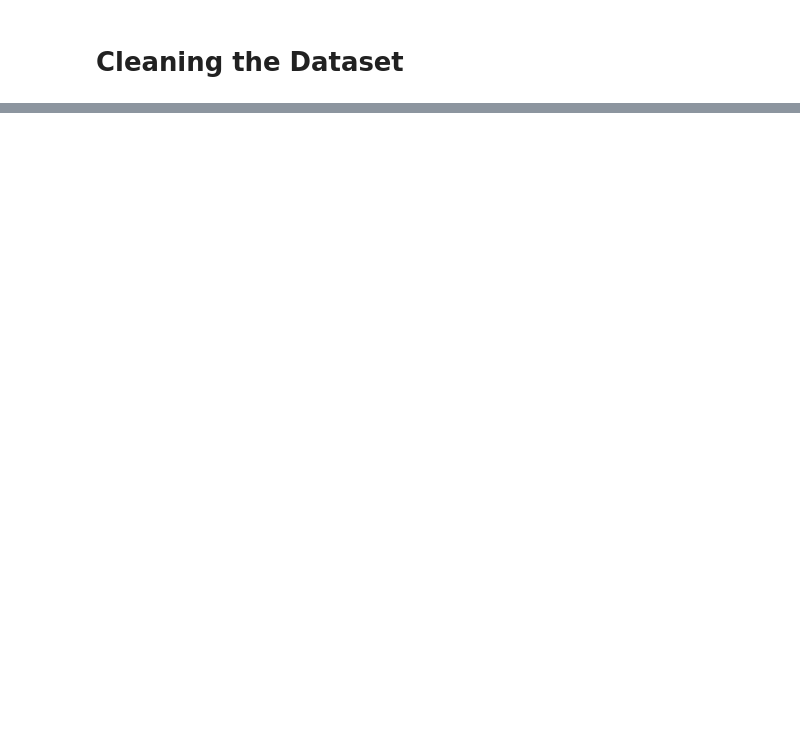
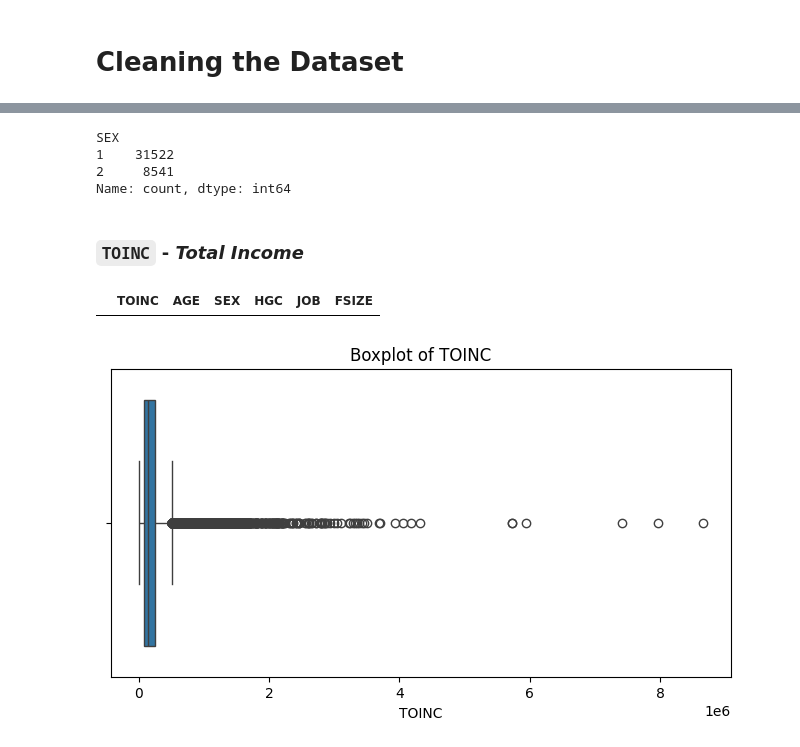
Before and after one commit to weeg16/STINTSY, a Jupyter notebook: main.ipynb, the cells around one changed output, grey strips where cells are left out. Saved outputs shown, nothing was run; the diff lists cells and outputs as text; code cells hidden in the pictures; blank space fills up the shorter version.

```diff
--- a/main.ipynb
+++ b/main.ipynb
@@ -171,0 +182,23 @@ plt.show()
+# %%
+selected_df["SEX"].value_counts()
+# %% [output]
+SEX
+1    31522
+2     8541
+Name: count, dtype: int64
+# %%
+selected_df = selected_df.copy()
+selected_df['SEX'] = selected_df['SEX'].replace({1: 0, 2: 1})
+# %% [markdown]
+### **`TOINC`** - ***Total Income***
+# %%
+selected_df[selected_df["TOINC"] < 0]
+# %% [output]
+|  | TOINC | AGE | SEX | HGC | JOB | FSIZE |
+# %%
+plt.figure(figsize=(8, 4))
+sns.boxplot(x=selected_df["TOINC"])
+plt.title("Boxplot of TOINC")
+plt.show()
+# %% [output]
+[figure, added]
```
Also changed, not shown: parts of 67 cells of this notebook.
